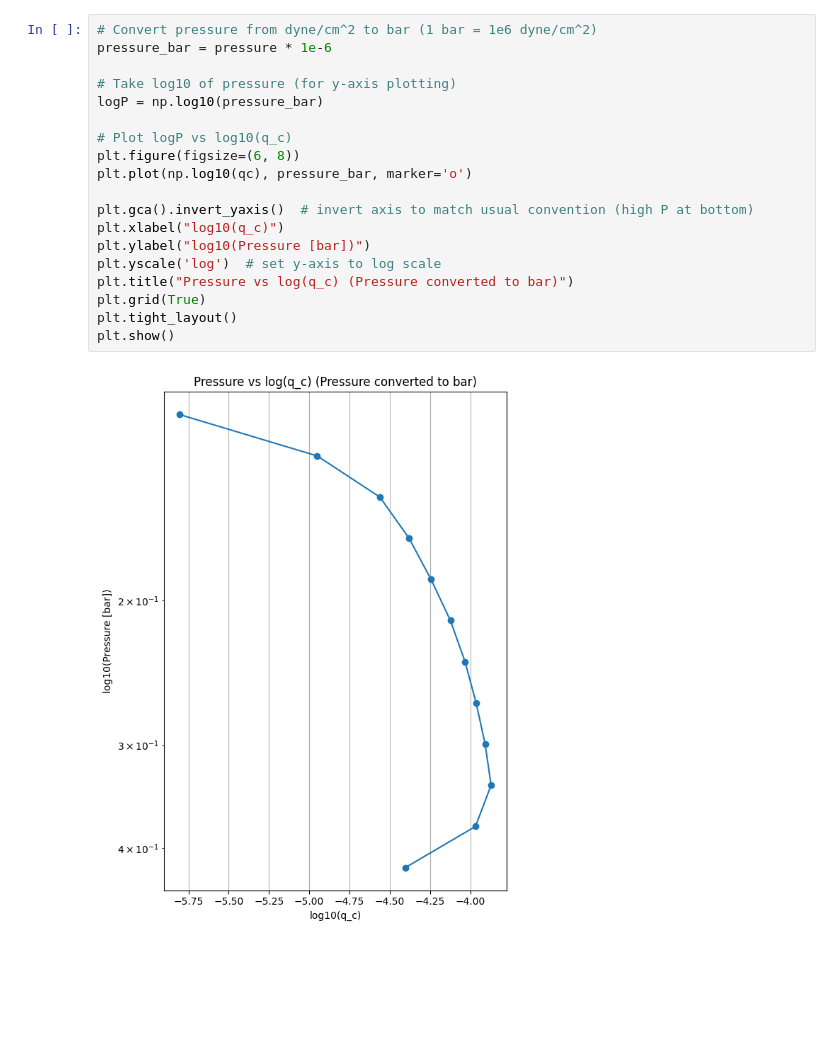
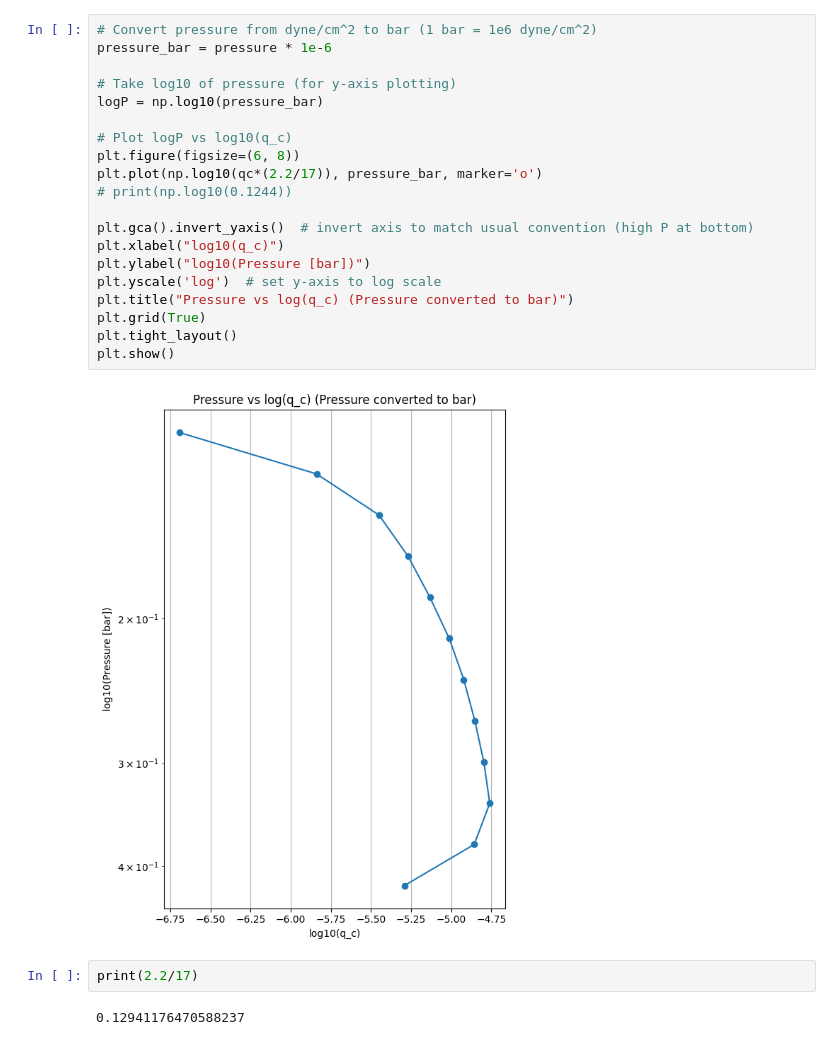
Before and after one commit to soumi-mandal1903/cloud_model, a Jupyter notebook: jupyter/plot.ipynb, the cells around one changed output. Cells and saved outputs as stored; diff of their text form; blank space fills up the shorter version.

```diff
--- a/jupyter/plot.ipynb
+++ b/jupyter/plot.ipynb
@@ -41,21 +43,26 @@ plt.show()
 # %%
 # Convert pressure from dyne/cm^2 to bar (1 bar = 1e6 dyne/cm^2)
 pressure_bar = pressure * 1e-6
 
 # Take log10 of pressure (for y-axis plotting)
 logP = np.log10(pressure_bar)
 
 # Plot logP vs log10(q_c)
 plt.figure(figsize=(6, 8))
-plt.plot(np.log10(qc), pressure_bar, marker='o')
+plt.plot(np.log10(qc*(2.2/17)), pressure_bar, marker='o')
+# print(np.log10(0.1244))
 
 plt.gca().invert_yaxis()  # invert axis to match usual convention (high P at bottom)
 plt.xlabel("log10(q_c)")
 plt.ylabel("log10(Pressure [bar])")
 plt.yscale('log')  # set y-axis to log scale
 plt.title("Pressure vs log(q_c) (Pressure converted to bar)")
 plt.grid(True)
 plt.tight_layout()
 plt.show()
 # %% [output]
-[figure, old version]
+[figure, new version]
+# %%
+print(2.2/17)
+# %% [output]
+0.12941176470588237
```
Also changed, not shown: parts of 1 cell of this notebook, 4 other files.
